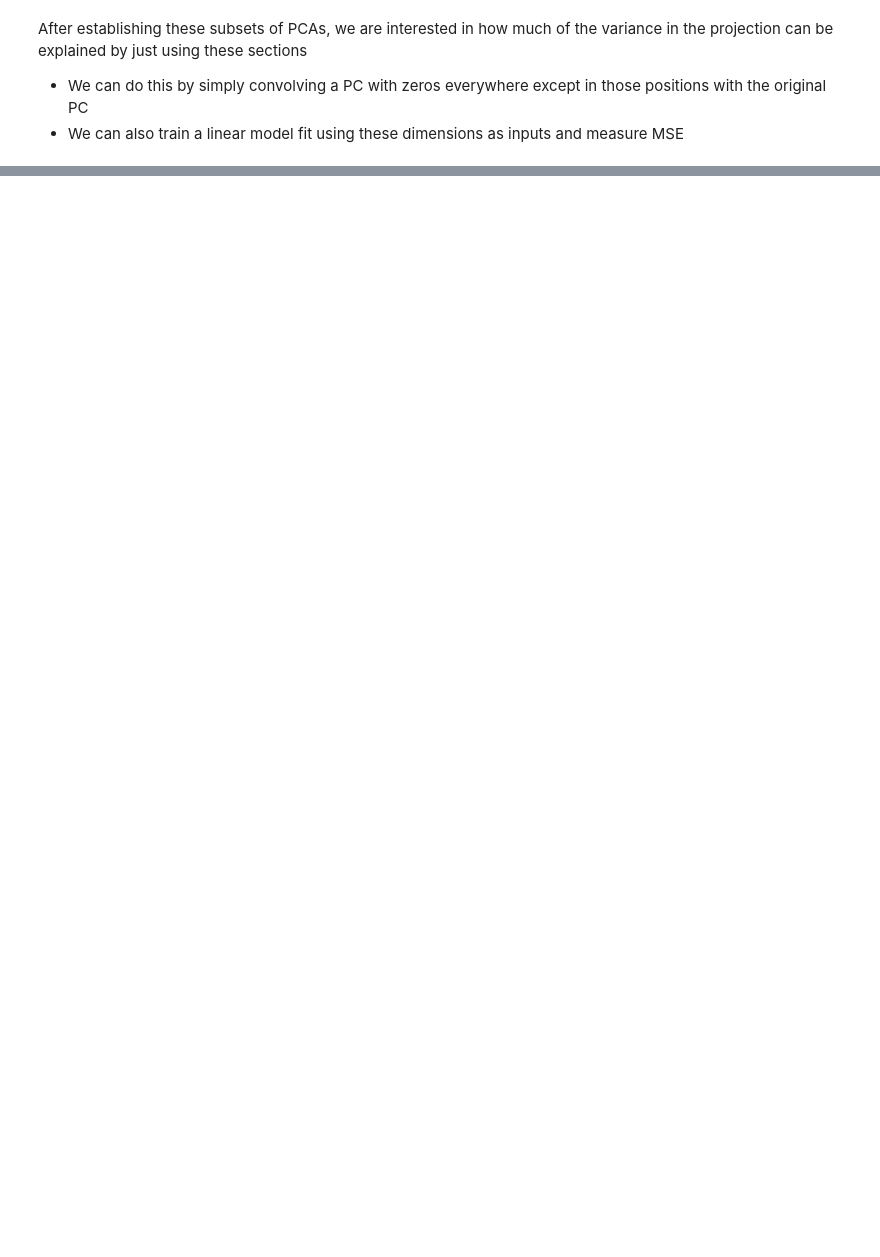
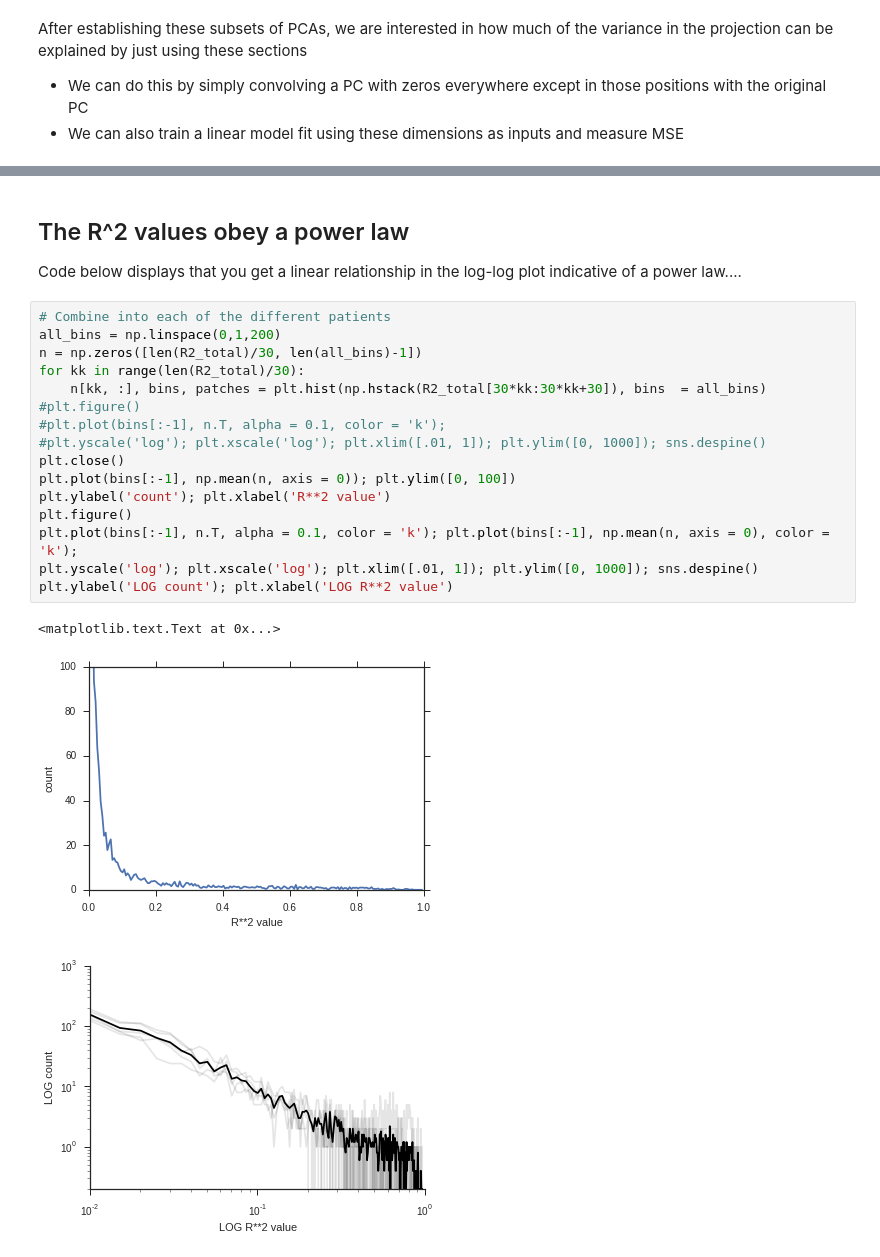
Before and after one commit to fluongo/python-notebooks, a Jupyter notebook: 3_26_15_Vikaas_proj_variance_discussion.ipynb, the cells around one changed output, grey strips where cells are left out. Cells and saved outputs as stored; diff of their text form; blank space fills up the shorter version.

```diff
--- a/3_26_15_Vikaas_proj_variance_discussion.ipynb
+++ b/3_26_15_Vikaas_proj_variance_discussion.ipynb
@@ -167,0 +351,24 @@ plot is for EC63b and for PC number 0 in the theta BAND
+# %% [markdown]
+## The R^2 values obey a power law
+
+Code below displays that you get a linear relationship in the log-log plot indicative of a power law....
+# %%
+# Combine into each of the different patients
+all_bins = np.linspace(0,1,200)
+n = np.zeros([len(R2_total)/30, len(all_bins)-1])
+for kk in range(len(R2_total)/30):
+    n[kk, :], bins, patches = plt.hist(np.hstack(R2_total[30*kk:30*kk+30]), bins  = all_bins)
+#plt.figure()
+#plt.plot(bins[:-1], n.T, alpha = 0.1, color = 'k');
+#plt.yscale('log'); plt.xscale('log'); plt.xlim([.01, 1]); plt.ylim([0, 1000]); sns.despine()
+plt.close()
+plt.plot(bins[:-1], np.mean(n, axis = 0)); plt.ylim([0, 100])
+plt.ylabel('count'); plt.xlabel('R**2 value')
+plt.figure()
+plt.plot(bins[:-1], n.T, alpha = 0.1, color = 'k'); plt.plot(bins[:-1], np.mean(n, axis = 0), color = 'k');
+plt.yscale('log'); plt.xscale('log'); plt.xlim([.01, 1]); plt.ylim([0, 1000]); sns.despine()
+plt.ylabel('LOG count'); plt.xlabel('LOG R**2 value')
+# %% [output]
+<matplotlib.text.Text at 0x...>
+[figure, added]
+[figure, added]
```
Also changed, not shown: parts of 25 cells of this notebook, 4 other files.
